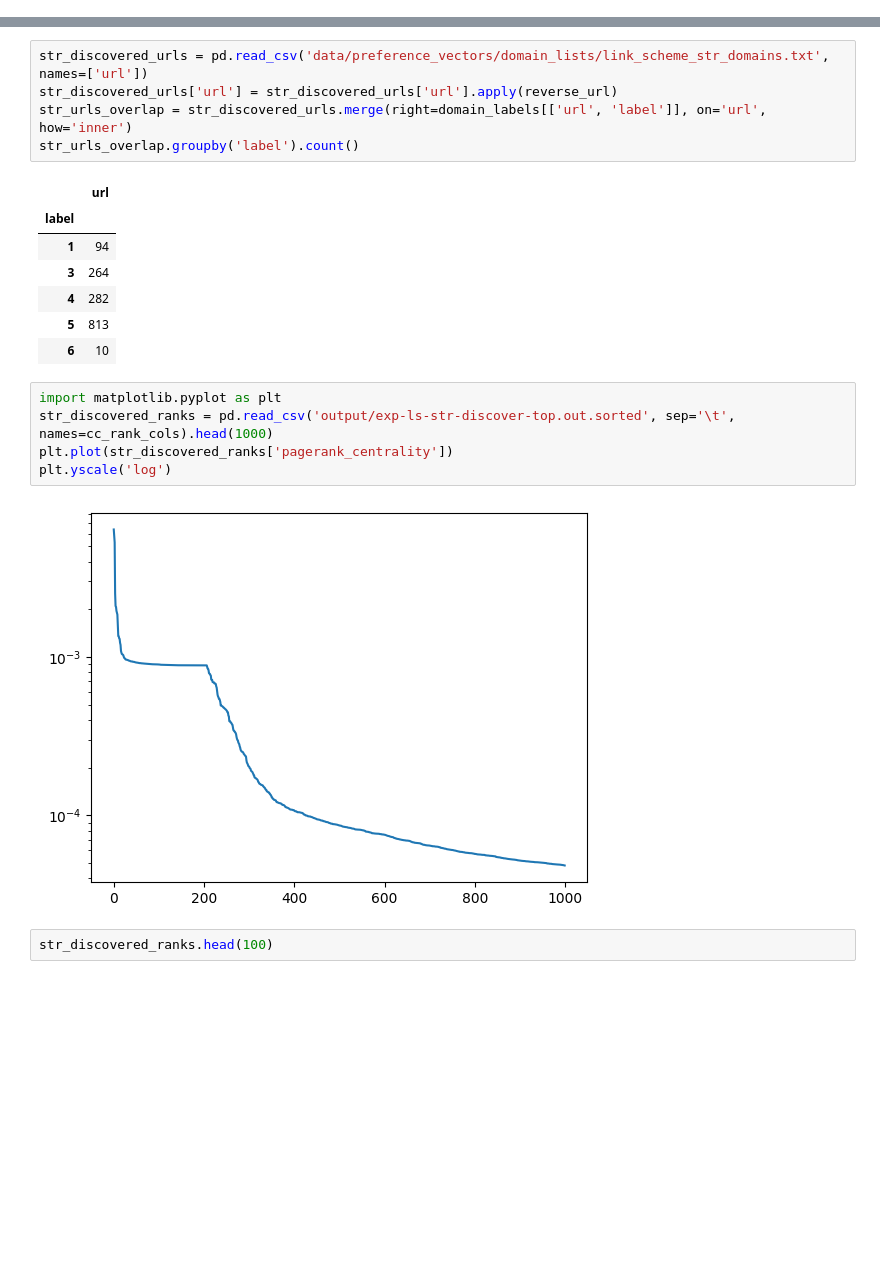
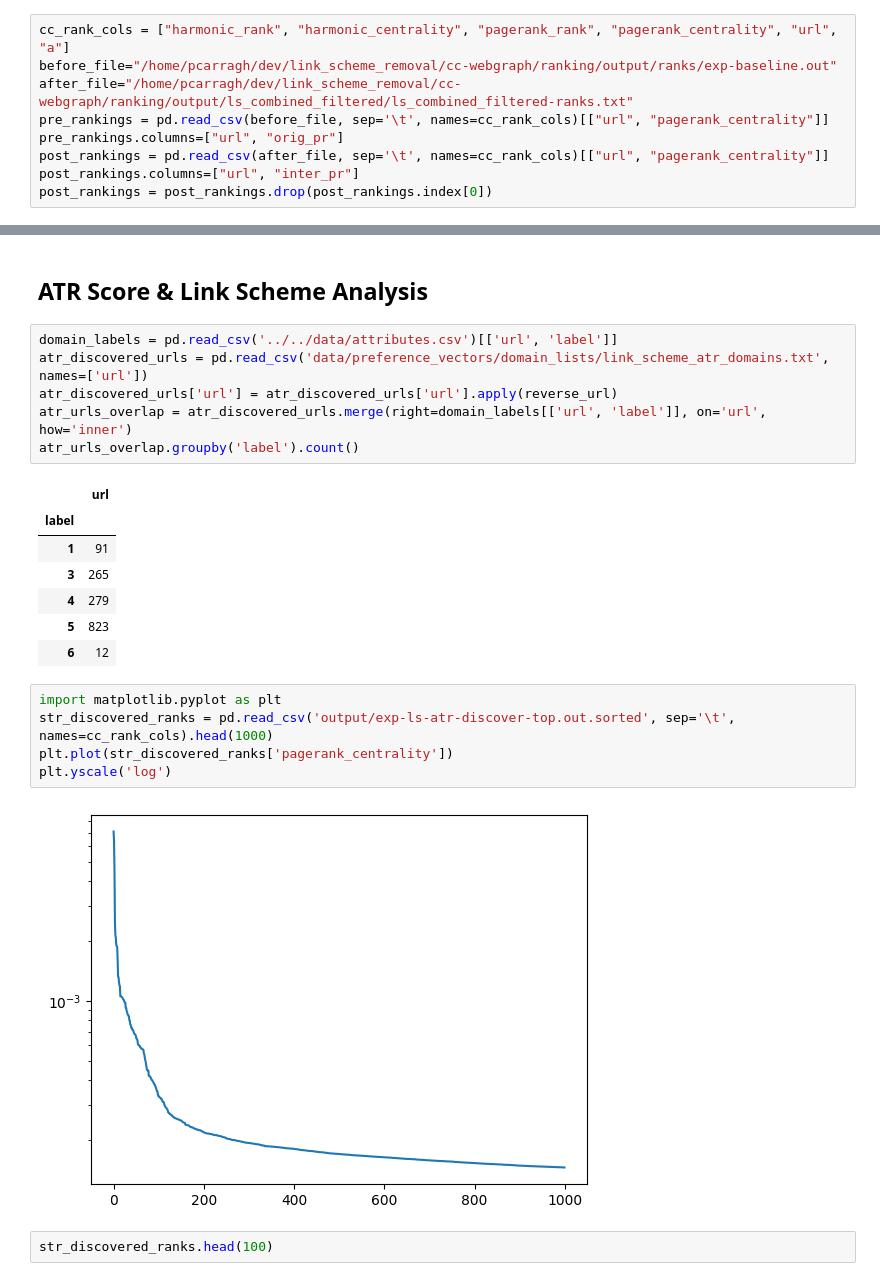
Before and after one commit to PeterCarragher/cc-webgraph, a Jupyter notebook: ranking/ppr_pre_post_plots.ipynb, the cells around one changed output, grey strips where cells are left out. Cells and saved outputs as stored; diff of their text form; blank space fills up the shorter version.

Commit message:
result plots

```diff
--- a/ranking/ppr_pre_post_plots.ipynb
+++ b/ranking/ppr_pre_post_plots.ipynb
@@ -123,0 +162,9 @@ Kruskal-Wallis H test p-value: [0.71651213]
+# %%
+cc_rank_cols = ["harmonic_rank", "harmonic_centrality", "pagerank_rank", "pagerank_centrality", "url", "a"]
+before_file="/home/pcarragh/dev/link_scheme_removal/cc-webgraph/ranking/output/ranks/exp-baseline.out"
+after_file="/home/pcarragh/dev/link_scheme_removal/cc-webgraph/ranking/output/ls_combined_filtered/ls_combined_filtered-ranks.txt"
+pre_rankings = pd.read_csv(before_file, sep='\t', names=cc_rank_cols)[["url", "pagerank_centrality"]]
+pre_rankings.columns=["url", "orig_pr"]
+post_rankings = pd.read_csv(after_file, sep='\t', names=cc_rank_cols)[["url", "pagerank_centrality"]]
+post_rankings.columns=["url", "inter_pr"]
+post_rankings = post_rankings.drop(post_rankings.index[0])
@@ -124,23 +251,26 @@ Kruskal-Wallis H test p-value: [0.71651213]
+# %% [markdown]
+## ATR Score & Link Scheme Analysis
 # %%
-str_discovered_urls = pd.read_csv('data/preference_vectors/domain_lists/link_scheme_str_domains.txt', names=['url'])
-str_discovered_urls['url'] = str_discovered_urls['url'].apply(reverse_url)
-str_urls_overlap = str_discovered_urls.merge(right=domain_labels[['url', 'label']], on='url', how='inner')
-str_urls_overlap.groupby('label').count()
+domain_labels = pd.read_csv('../../data/attributes.csv')[['url', 'label']]
+atr_discovered_urls = pd.read_csv('data/preference_vectors/domain_lists/link_scheme_atr_domains.txt', names=['url'])
+atr_discovered_urls['url'] = atr_discovered_urls['url'].apply(reverse_url)
+atr_urls_overlap = atr_discovered_urls.merge(right=domain_labels[['url', 'label']], on='url', how='inner')
+atr_urls_overlap.groupby('label').count()
 # %% [output]
 |  | url |
 | label |  |
-| 1 | 94 |
-| 3 | 264 |
-| 4 | 282 |
-| 5 | 813 |
-| 6 | 10 |
+| 1 | 91 |
+| 3 | 265 |
+| 4 | 279 |
+| 5 | 823 |
+| 6 | 12 |
 # %%
 import matplotlib.pyplot as plt
-str_discovered_ranks = pd.read_csv('output/exp-ls-str-discover-top.out.sorted', sep='\t', names=cc_rank_cols).head(1000)
+str_discovered_ranks = pd.read_csv('output/exp-ls-atr-discover-top.out.sorted', sep='\t', names=cc_rank_cols).head(1000)
 plt.plot(str_discovered_ranks['pagerank_centrality'])
 plt.yscale('log')
 # %% [output]
-[figure, old version]
+[figure, new version]
 # %%
 str_discovered_ranks.head(100)
 # %% [output]
```
Also changed, not shown: parts of 17 cells of this notebook, 1 other file.
